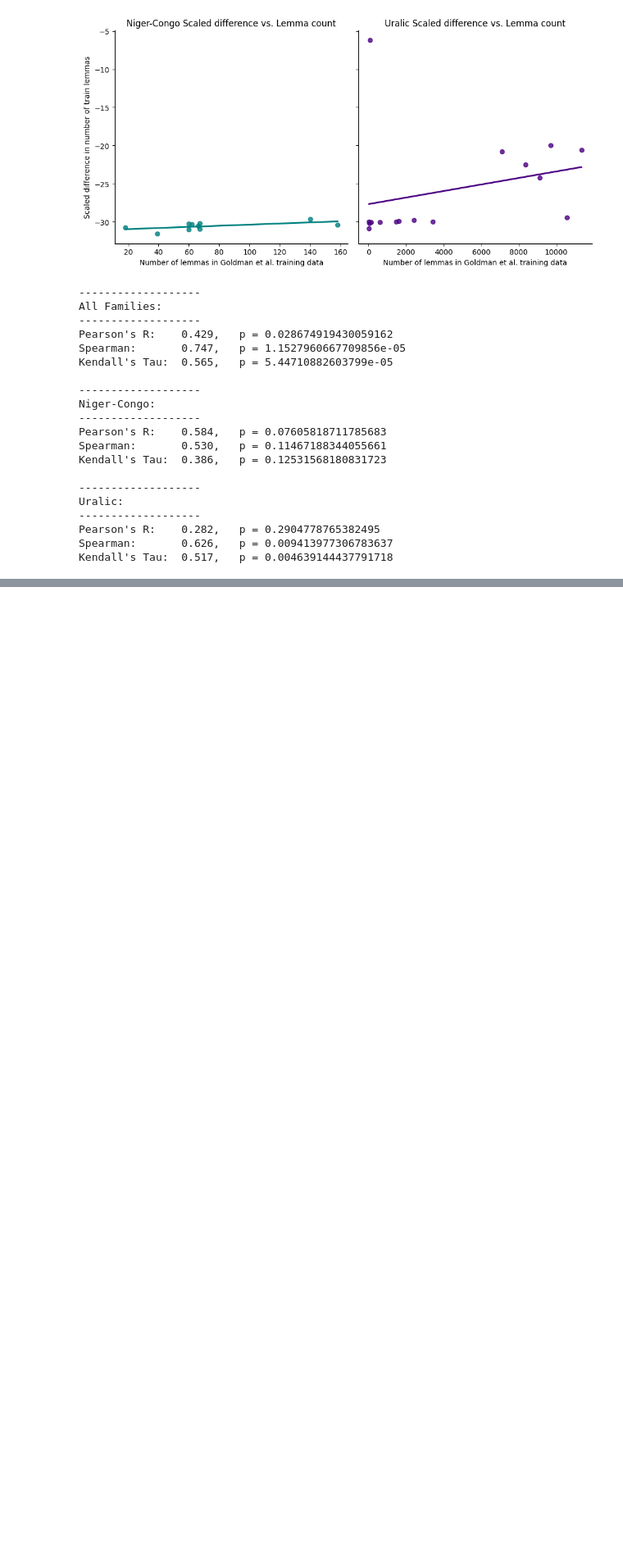
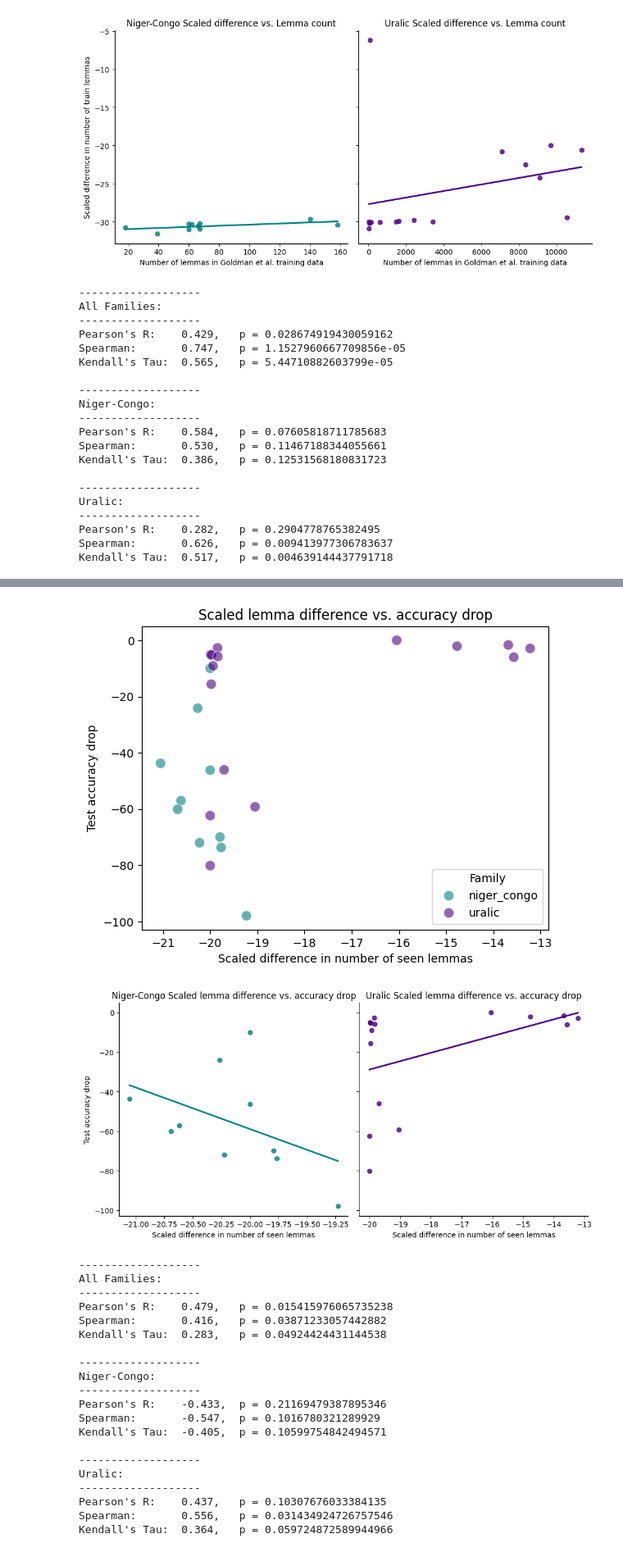
Before and after one commit to paynesa/qp2, a Jupyter notebook: code/initial_replication.ipynb, the cells around one changed output, grey strips where cells are left out. Shown at 82% size. Cells and saved outputs as stored; diff of their text form; code cells hidden in the pictures; blank space fills up the shorter version.

```diff
--- a/code/initial_replication.ipynb
+++ b/code/initial_replication.ipynb
@@ -436,0 +508,32 @@ Kendall's Tau:  0.360,   p = 0.052631355244461255
+# %%
+# Scaled difference in the number of seen lemmas between SIGMORPHON and Goldman et al., excluding outlier
+run_plotting(replication.query("seen_lemma_diff_scaled < -6"),
+             "seen_lemma_diff_scaled",
+             "test_acc_drop",
+             xlabel="Scaled difference in number of seen lemmas",
+             ylabel="Test accuracy drop",
+             title="Scaled lemma difference vs. accuracy drop"
+            )
+# %% [output]
+[figure, added]
+[figure, added]
+-------------------
+All Families:
+-------------------
+Pearson's R:    0.479,   p = 0.015415976065735238
+Spearman:       0.416,   p = 0.03871233057442882
+Kendall's Tau:  0.283,   p = 0.04924424431144538
+
+-------------------
+Niger-Congo:
+-------------------
+Pearson's R:    -0.433,  p = 0.21169479387895346
+Spearman:       -0.547,  p = 0.1016780321289929
+Kendall's Tau:  -0.405,  p = 0.10599754842494571
+
+-------------------
+Uralic:
+-------------------
+Pearson's R:    0.437,   p = 0.10307676033384135
+Spearman:       0.556,   p = 0.031434924726757546
+Kendall's Tau:  0.364,   p = 0.059724872589944966
```
Also changed, not shown: parts of 28 cells of this notebook.
